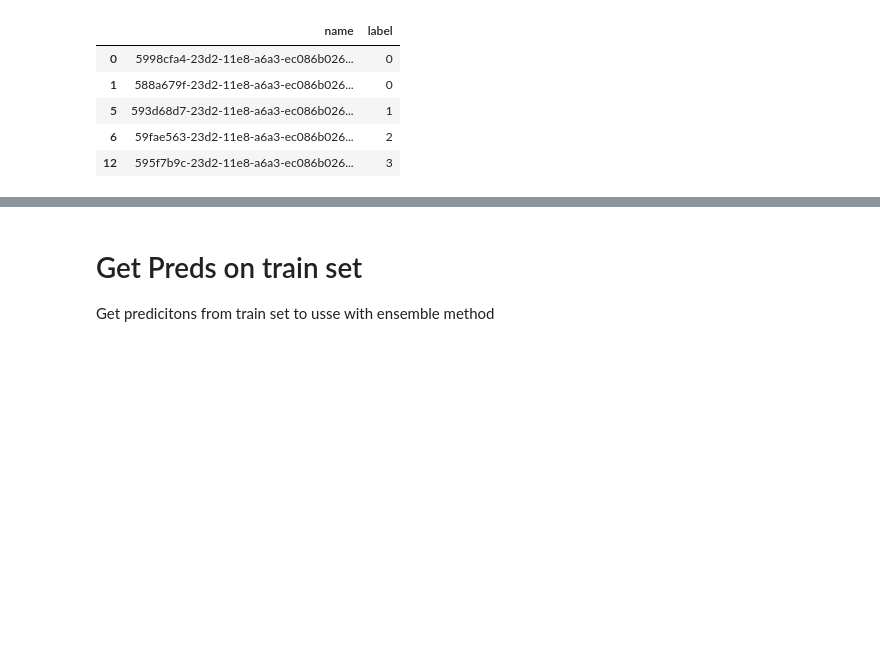
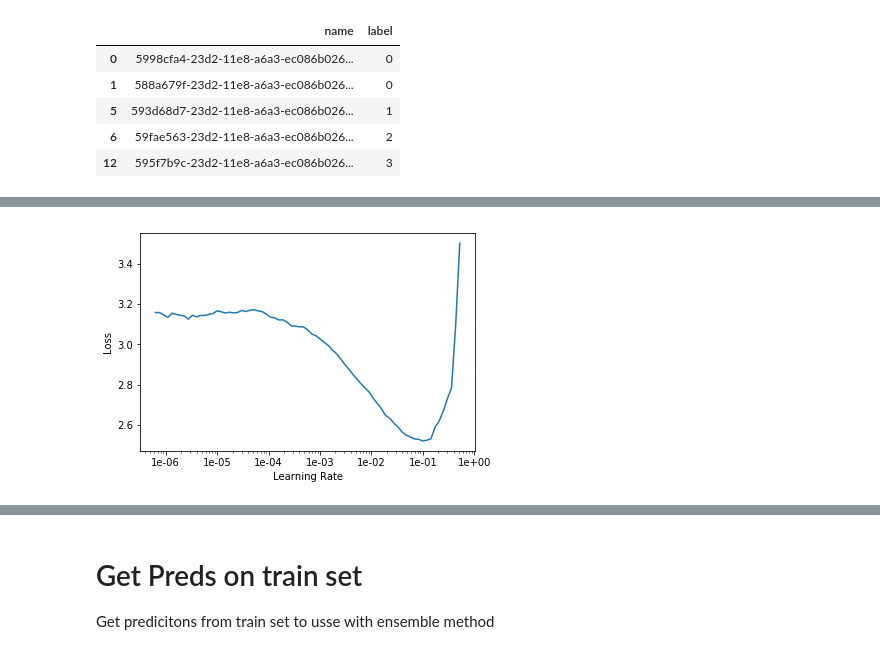
Before and after one commit to ShaunSpinelli/kaggle, a Jupyter notebook: iwildcam2019/iwildfastaibaseline.ipynb, the cells around one changed output, grey strips where cells are left out. Cells and saved outputs as stored; diff of their text form; code cells hidden in the pictures; blank space fills up the shorter version.

```diff
--- a/iwildcam2019/iwildfastaibaseline.ipynb
+++ b/iwildcam2019/iwildfastaibaseline.ipynb
@@ -89,3 +76,5 @@ Downloading: "https://download.pytorch.org/models/resnet34-333f7ec4.pth" to /tmp
 # %%
-# learn.recorder.plot()
+learn.recorder.plot()
+# %% [output]
+[figure, added]
 # %%
```
Also changed, not shown: parts of 32 cells of this notebook, 2 other files.
